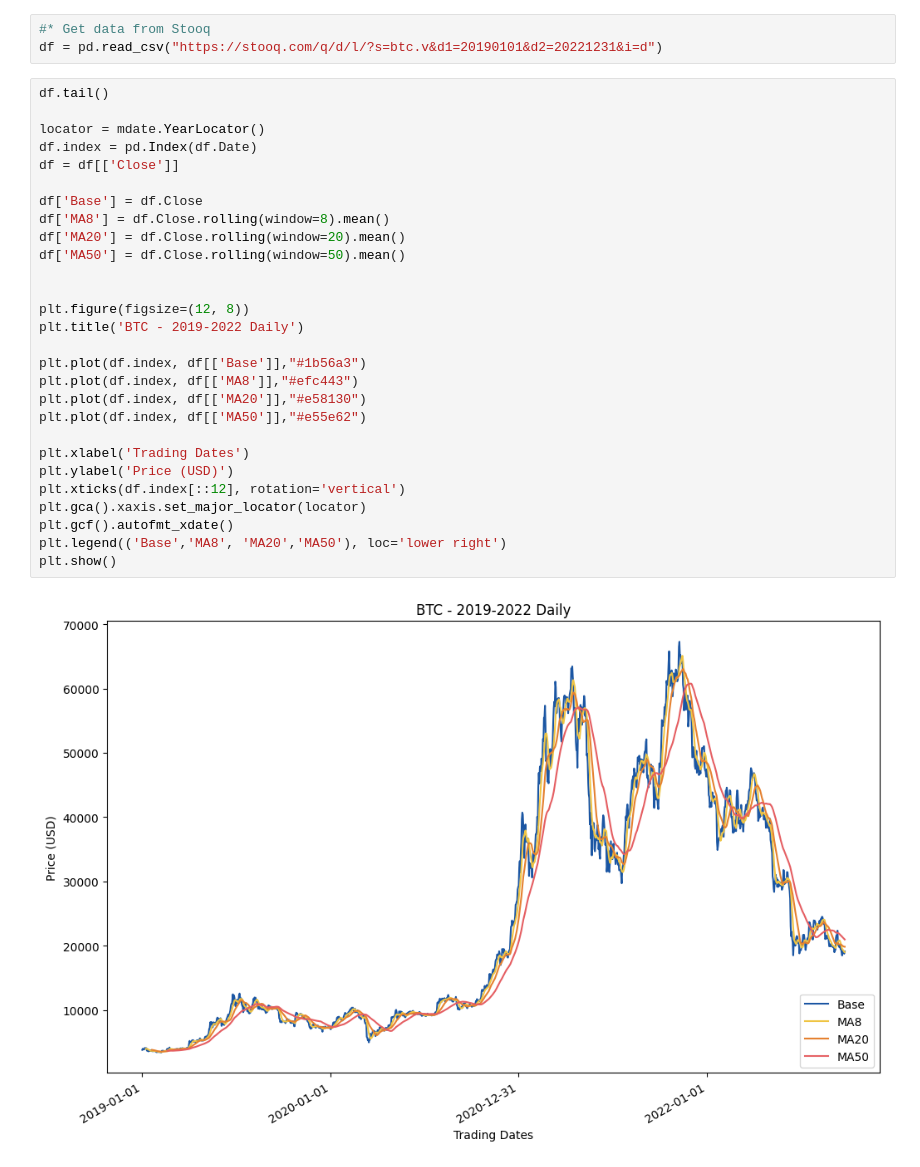
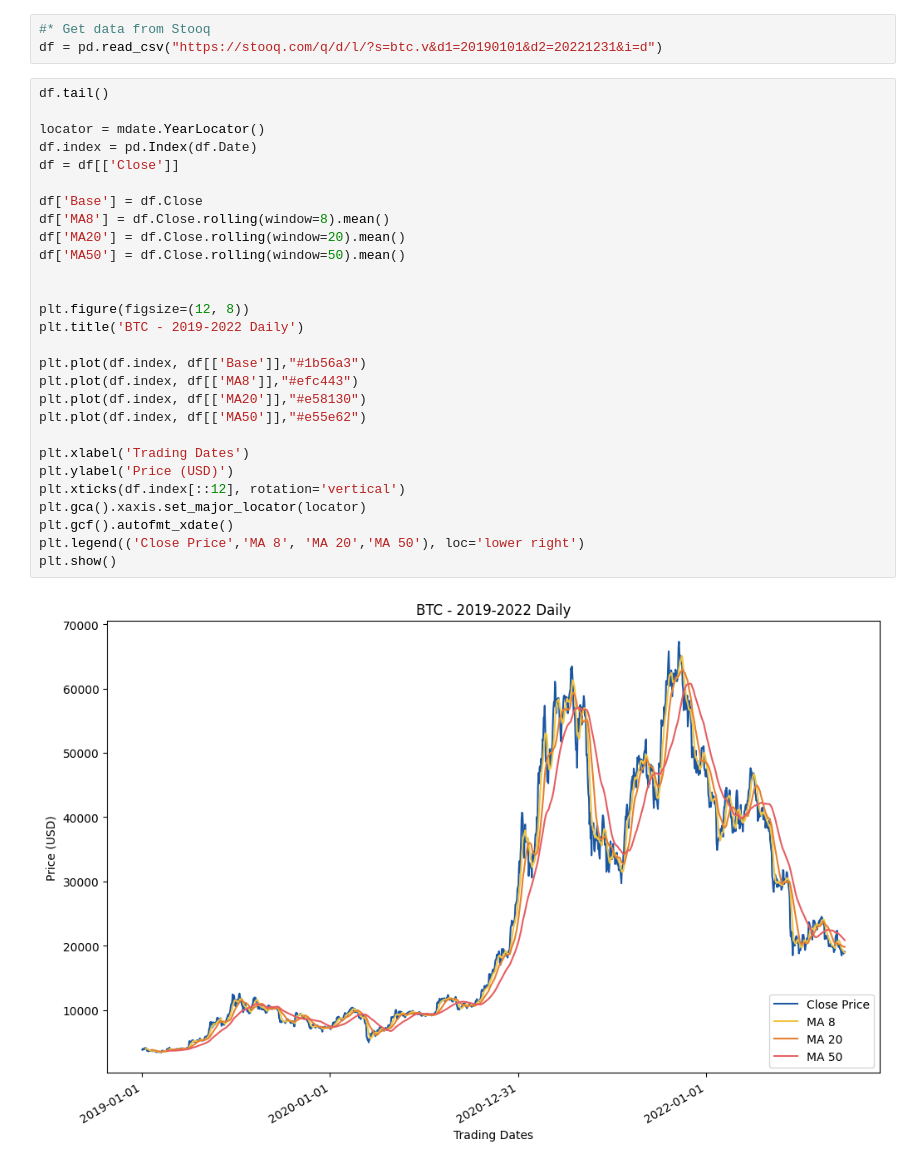
Before and after one commit to a1eaiactaest/notebooks, a Jupyter notebook: MA/BTC_2019-2022_daily.ipynb, the cells around one changed output. Saved outputs shown, nothing was run; the diff lists cells and outputs as text.

Commit message:
Renamed legends in charts

```diff
--- a/MA/BTC_2019-2022_daily.ipynb
+++ b/MA/BTC_2019-2022_daily.ipynb
@@ -10,30 +10,30 @@ df = pd.read_csv("https://stooq.com/q/d/l/?s=btc.v&d1=20190101&d2=20221231&i=d")
 # %%
 df.tail()
 
 locator = mdate.YearLocator()
 df.index = pd.Index(df.Date)
 df = df[['Close']]
 
 df['Base'] = df.Close
 df['MA8'] = df.Close.rolling(window=8).mean()
 df['MA20'] = df.Close.rolling(window=20).mean()
 df['MA50'] = df.Close.rolling(window=50).mean()
 
 
 plt.figure(figsize=(12, 8))
 plt.title('BTC - 2019-2022 Daily')
 
 plt.plot(df.index, df[['Base']],"#1b56a3")
 plt.plot(df.index, df[['MA8']],"#efc443")
 plt.plot(df.index, df[['MA20']],"#e58130")
 plt.plot(df.index, df[['MA50']],"#e55e62")
 
 plt.xlabel('Trading Dates')
 plt.ylabel('Price (USD)')
 plt.xticks(df.index[::12], rotation='vertical')
 plt.gca().xaxis.set_major_locator(locator)
 plt.gcf().autofmt_xdate()
-plt.legend(('Base','MA8', 'MA20','MA50'), loc='lower right')
+plt.legend(('Close Price','MA 8', 'MA 20','MA 50'), loc='lower right')
 plt.show()
 # %% [output]
-[figure, old version]
+[figure, new version]
```
Also changed, not shown: 1 other file.
